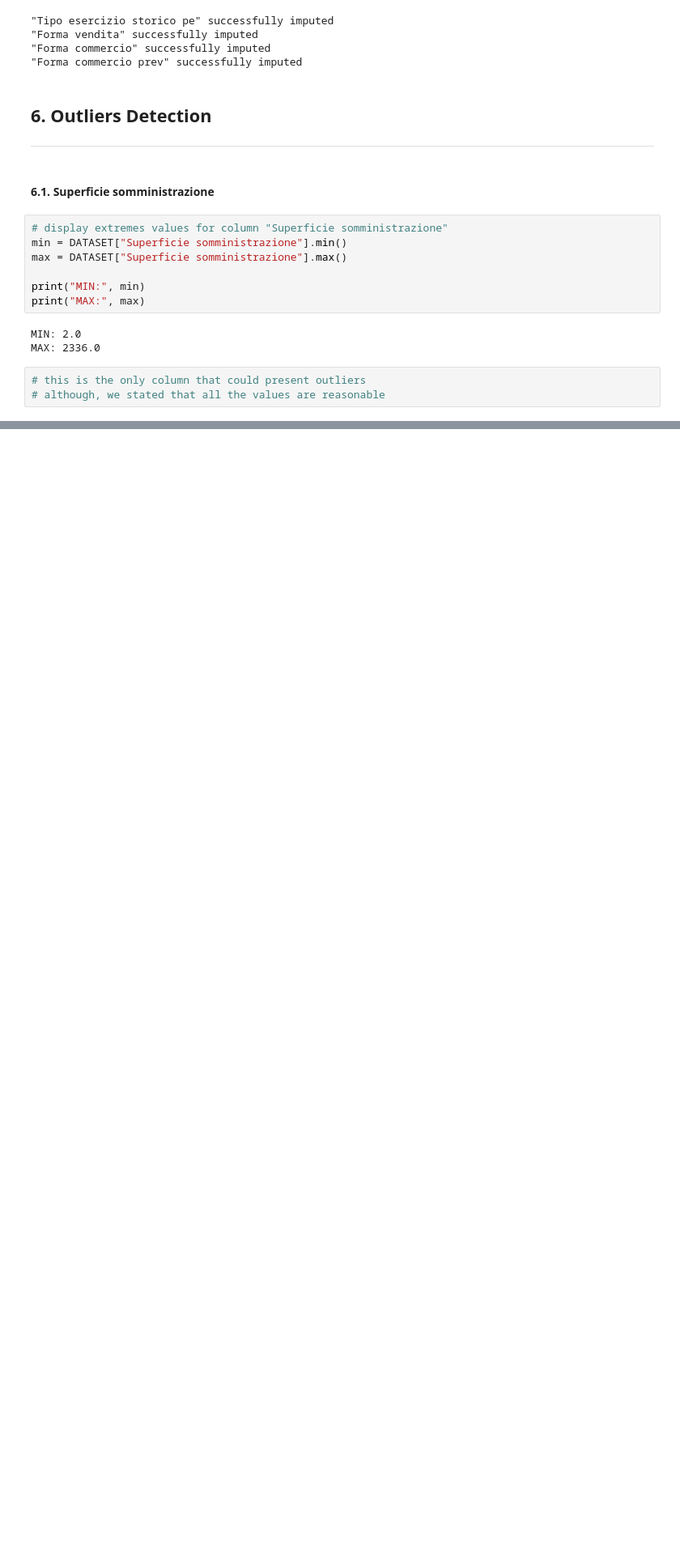
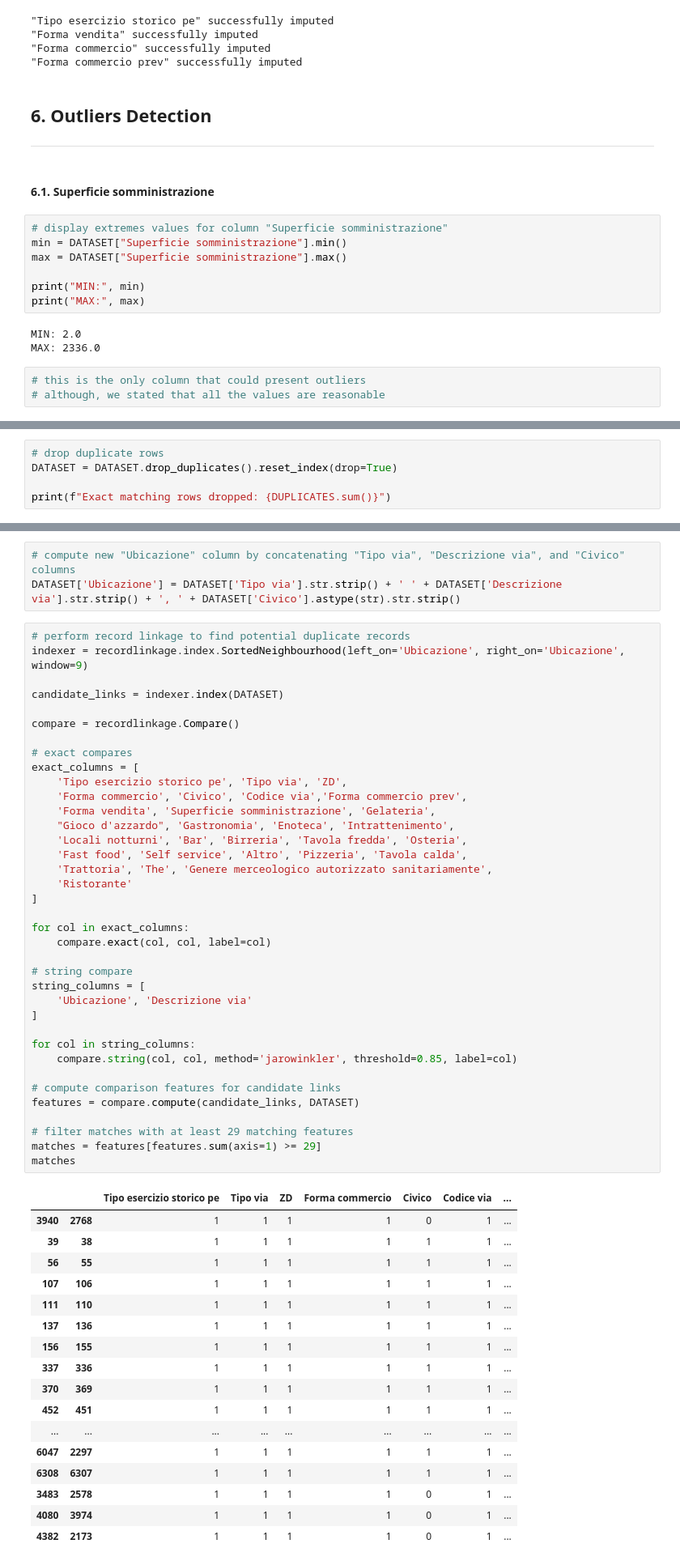
Before and after one commit to gabrielepedesini/project-data-information-quality, a Jupyter notebook: project.ipynb, the cells around one changed output, grey strips where cells are left out. Shown at 81% size. Saved outputs shown, nothing was run; the diff lists cells and outputs as text; blank space fills up the shorter version.

Commit message:
duplicates detection

```diff
--- a/project.ipynb
+++ b/project.ipynb
@@ -1220,0 +1237,5 @@ MAX: 2336.0
+# %%
+# drop duplicate rows
+DATASET = DATASET.drop_duplicates().reset_index(drop=True)
+
+print(f"Exact matching rows dropped: {DUPLICATES.sum()}")
@@ -1220,0 +1244,58 @@ MAX: 2336.0
+# %%
+# compute new "Ubicazione" column by concatenating "Tipo via", "Descrizione via", and "Civico" columns
+DATASET['Ubicazione'] = DATASET['Tipo via'].str.strip() + ' ' + DATASET['Descrizione via'].str.strip() + ', ' + DATASET['Civico'].astype(str).str.strip()
+# %%
+# perform record linkage to find potential duplicate records
+indexer = recordlinkage.index.SortedNeighbourhood(left_on='Ubicazione', right_on='Ubicazione', window=9)
+
+candidate_links = indexer.index(DATASET)
+
+compare = recordlinkage.Compare()
+
+# exact compares
+exact_columns = [
+    'Tipo esercizio storico pe', 'Tipo via', 'ZD',
+    'Forma commercio', 'Civico', 'Codice via','Forma commercio prev',
+    'Forma vendita', 'Superficie somministrazione', 'Gelateria',
+    "Gioco d'azzardo", 'Gastronomia', 'Enoteca', 'Intrattenimento',
+    'Locali notturni', 'Bar', 'Birreria', 'Tavola fredda', 'Osteria',
+    'Fast food', 'Self service', 'Altro', 'Pizzeria', 'Tavola calda',
+    'Trattoria', 'The', 'Genere merceologico autorizzato sanitariamente',
+    'Ristorante'
+]
+
+for col in exact_columns:
+    compare.exact(col, col, label=col)
+
+# string compare
+string_columns = [
+    'Ubicazione', 'Descrizione via'
+]
+
+for col in string_columns:
+    compare.string(col, col, method='jarowinkler', threshold=0.85, label=col)
+
+# compute comparison features for candidate links
+features = compare.compute(candidate_links, DATASET)
+
+# filter matches with at least 29 matching features
+matches = features[features.sum(axis=1) >= 29]
+matches
+# %% [output]
+|  |  | Tipo esercizio storico pe | Tipo via | ZD | Forma commercio | Civico | Codice via | ... |
+| 3940 | 2768 | 1 | 1 | 1 | 1 | 0 | 1 | ... |
+| 39 | 38 | 1 | 1 | 1 | 1 | 1 | 1 | ... |
+| 56 | 55 | 1 | 1 | 1 | 1 | 1 | 1 | ... |
+| 107 | 106 | 1 | 1 | 1 | 1 | 1 | 1 | ... |
+| 111 | 110 | 1 | 1 | 1 | 1 | 1 | 1 | ... |
+| 137 | 136 | 1 | 1 | 1 | 1 | 1 | 1 | ... |
+| 156 | 155 | 1 | 1 | 1 | 1 | 1 | 1 | ... |
+| 337 | 336 | 1 | 1 | 1 | 1 | 1 | 1 | ... |
+| 370 | 369 | 1 | 1 | 1 | 1 | 1 | 1 | ... |
+| 452 | 451 | 1 | 1 | 1 | 1 | 1 | 1 | ... |
+| ... | ... | ... | ... | ... | ... | ... | ... | ... |
+| 6047 | 2297 | 1 | 1 | 1 | 1 | 1 | 1 | ... |
+| 6308 | 6307 | 1 | 1 | 1 | 1 | 1 | 1 | ... |
+| 3483 | 2578 | 1 | 1 | 1 | 1 | 0 | 1 | ... |
+| 4080 | 3974 | 1 | 1 | 1 | 1 | 0 | 1 | ... |
+| 4382 | 2173 | 1 | 1 | 1 | 1 | 0 | 1 | ... |
```
Also changed, not shown: parts of 17 cells of this notebook, 2 other files.
